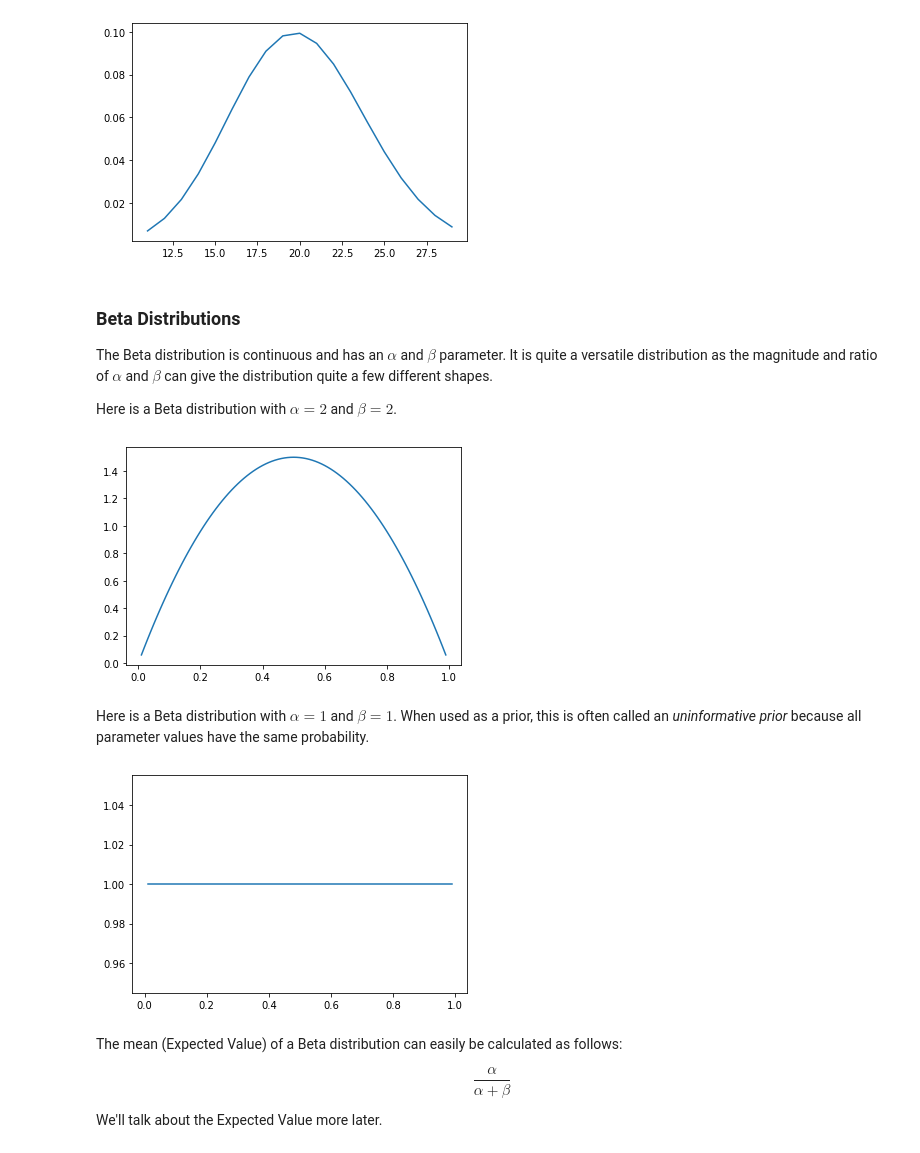
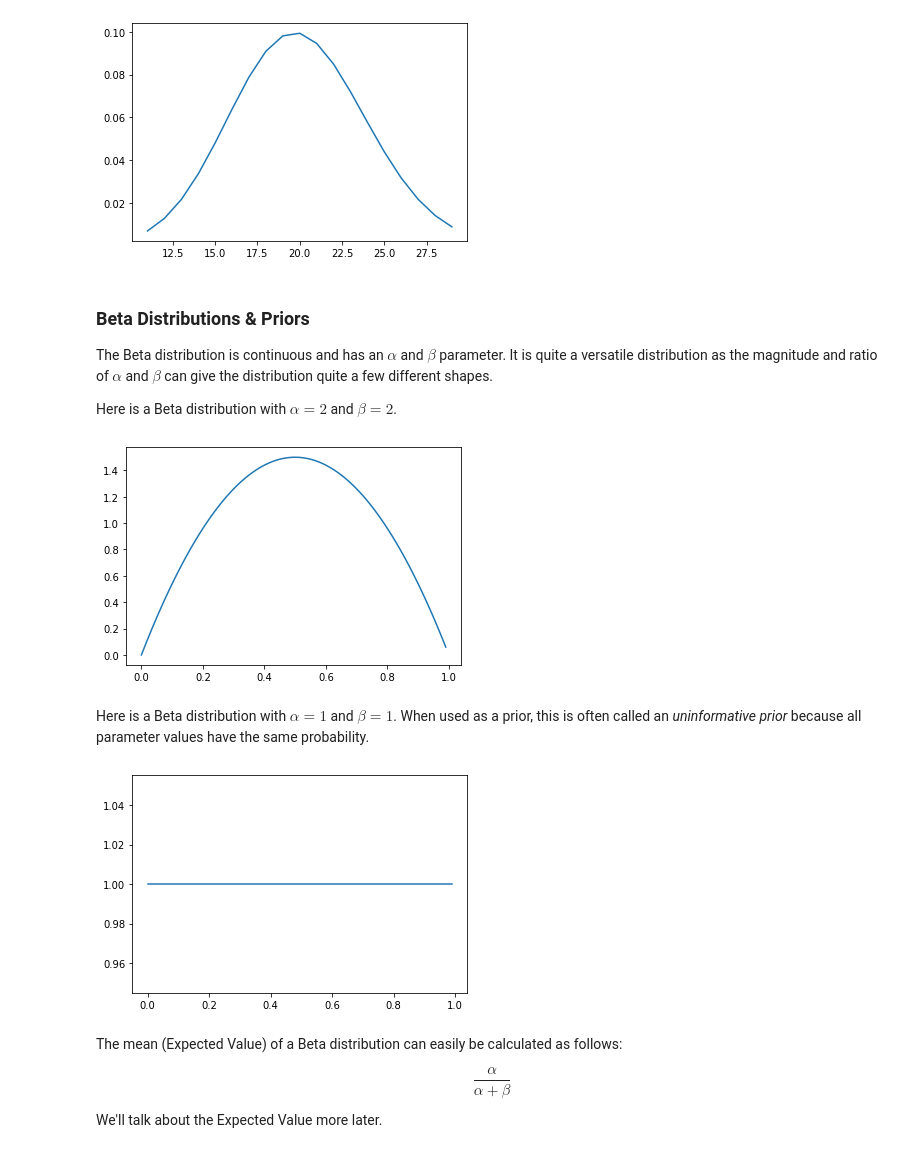
Before and after one commit to javidjamae/data-science, a Jupyter notebook: experimentation/Bayesian-a-b-testing.ipynb, the cells around one changed output. Cells and saved outputs as stored; diff of their text form; code cells hidden in the pictures.

Commit message:
added beta distributions and fixed likelihood typo

```diff
--- a/experimentation/Bayesian-a-b-testing.ipynb
+++ b/experimentation/Bayesian-a-b-testing.ipynb
@@ -74,7 +74,7 @@ plt.show()
 # %% [output]
 [figure]
 # %% [markdown]
-### Beta Distributions
+### Beta Distributions & Priors
 
 The Beta distribution is continuous and has an $\alpha$ and $\beta$ parameter. It is quite a versatile distribution as the magnitude and ratio of $\alpha$ and $\beta$ can give the distribution quite a few different shapes.
 
@@ -82,23 +82,23 @@ Here is a Beta distribution with $\alpha=2$ and $\beta=2$.
 # %%
 a = 2
 b = 2
-x = np.arange( 0.01, 1, 0.01 )
+x = np.arange( 0, 1, 0.01 )
 y = beta.pdf( x, a, b )
 plt.plot( x, y )
 plt.show()
 # %% [output]
-[figure, old version]
+[figure, new version]
 # %% [markdown]
 Here is a Beta distribution with $\alpha=1$ and $\beta=1$. When used as a prior, this is often called an *uninformative prior* because all parameter values have the same probability.
 # %%
 a = 1
 b = 1
-x = np.arange( 0.01, 1, 0.01 )
+x = np.arange( 0, 1, 0.01 )
 y = beta.pdf( x, a, b )
 plt.plot( x, y )
 plt.show()
 # %% [output]
-[figure, old version]
+[figure, new version]
 # %% [markdown]
 The mean (Expected Value) of a Beta distribution can easily be calculated as follows:
 
```
Also changed, not shown: 3 other files.
